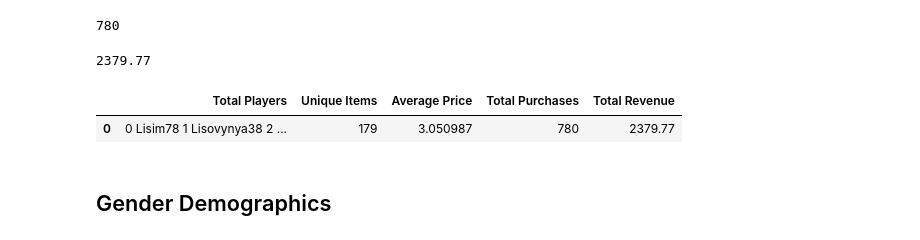
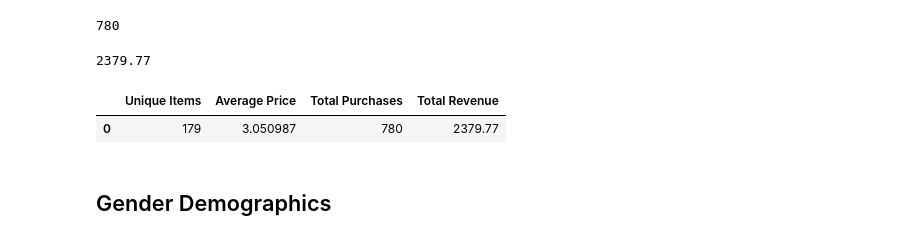
Before and after one commit to emersonmolett/Pandas-challenge, a Jupyter notebook: 04-Pandas/Instructions/HeroesOfPymoli/HeroesOfPymoli_starter.ipynb, the cells around one changed output. Saved outputs shown, nothing was run; the diff lists cells and outputs as text; code cells hidden in the pictures.

Commit message:
updated Purchasing Analysis (Total) summary table

```diff
--- a/04-Pandas/Instructions/HeroesOfPymoli/HeroesOfPymoli_starter.ipynb
+++ b/04-Pandas/Instructions/HeroesOfPymoli/HeroesOfPymoli_starter.ipynb
@@ -84,15 +84,14 @@ print(total_revenue)
 # %% [output]
 2379.77
 # %%
-summary_df = pd.DataFrame({"Total Players": [total_players],
-                          "Unique Items": unique_items,
+summary_df = pd.DataFrame({"Unique Items": [unique_items],
                           "Average Price": average_price,
                           "Total Purchases": total_purchases,
                           "Total Revenue": total_revenue})
 summary_df
 # %% [output]
-|  | Total Players | Unique Items | Average Price | Total Purchases | Total Revenue |
-| 0 | 0 Lisim78 1 Lisovynya38 2 ... | 179 | 3.050987 | 780 | 2379.77 |
+|  | Unique Items | Average Price | Total Purchases | Total Revenue |
+| 0 | 179 | 3.050987 | 780 | 2379.77 |
 # %% [markdown]
 ## Gender Demographics
 # %% [markdown]
```
Also changed, not shown: parts of 3 cells of this notebook.
